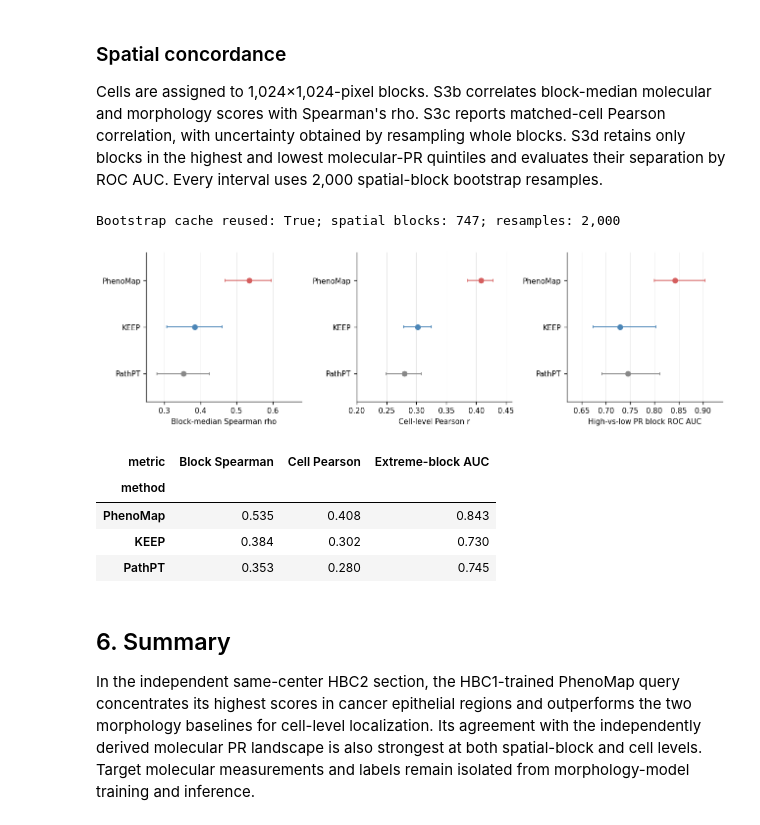
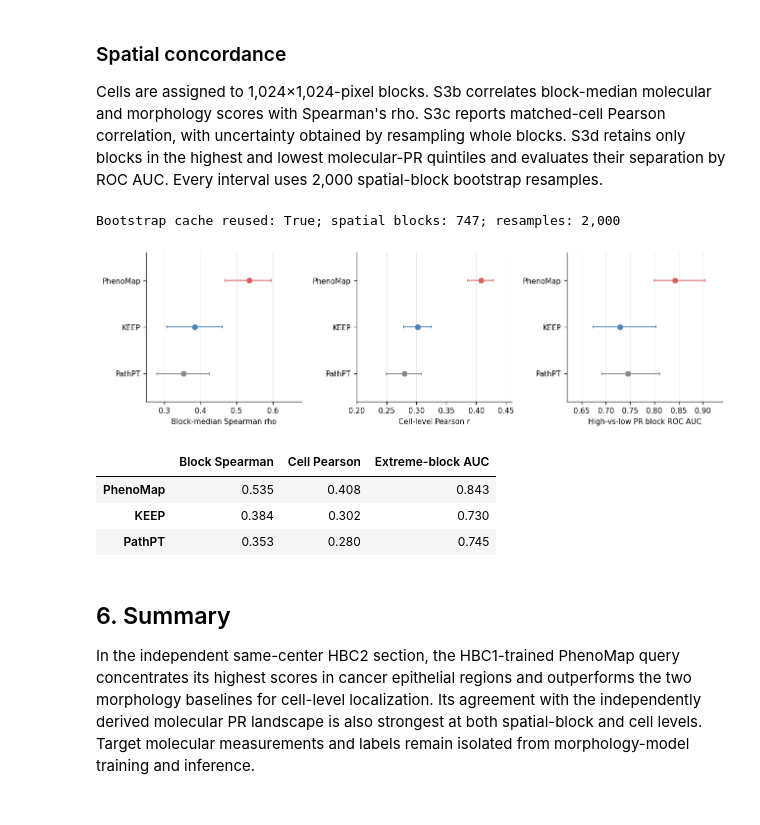
Before and after one commit to shuailinxue/PhenoMap, a Jupyter notebook: docs/source/tutorials/05_intra_center_region_query/index.ipynb, the cells around one changed output. Drawn from its saved outputs; the diff is of its cells as text; code cells hidden in the pictures.

Commit message:
Fix spatial concordance table header

```diff
--- a/docs/source/tutorials/05_intra_center_region_query/index.ipynb
+++ b/docs/source/tutorials/05_intra_center_region_query/index.ipynb
@@ -469,29 +469,29 @@ for panel, (metric, xlabel, xlim, reference) in zip(axes, metric_specs):
             fmt="o", color=METHOD_COLORS[method], ecolor=METHOD_COLORS[method],
             markersize=6, capsize=2, linewidth=1.2,
         )
     panel.set_xlim(*xlim)
     panel.set_ylim(-0.6, len(METHODS) - 0.4)
     panel.set_yticks(y)
     panel.set_yticklabels(METHODS)
     panel.set_xlabel(xlabel)
     panel.grid(axis="x", color="#E8E8E8", linewidth=0.6)
 plt.tight_layout()
 plt.show()
 
 display(
     concordance.pivot(index="method", columns="metric", values="estimate")
     .loc[METHODS, [item[0] for item in metric_specs]].round(3)
     .rename(columns={
         "block_spearman": "Block Spearman",
         "cell_pearson": "Cell Pearson",
         "extreme_quintile_auc": "Extreme-block AUC",
     })
+    .rename_axis(index=None, columns=None)
 )
 # %% [output]
 Bootstrap cache reused: True; spatial blocks: 747; resamples: 2,000
 [figure]
-| metric | Block Spearman | Cell Pearson | Extreme-block AUC |
-| method |  |  |  |
+|  | Block Spearman | Cell Pearson | Extreme-block AUC |
 | PhenoMap | 0.535 | 0.408 | 0.843 |
 | KEEP | 0.384 | 0.302 | 0.730 |
 | PathPT | 0.353 | 0.280 | 0.745 |
```
